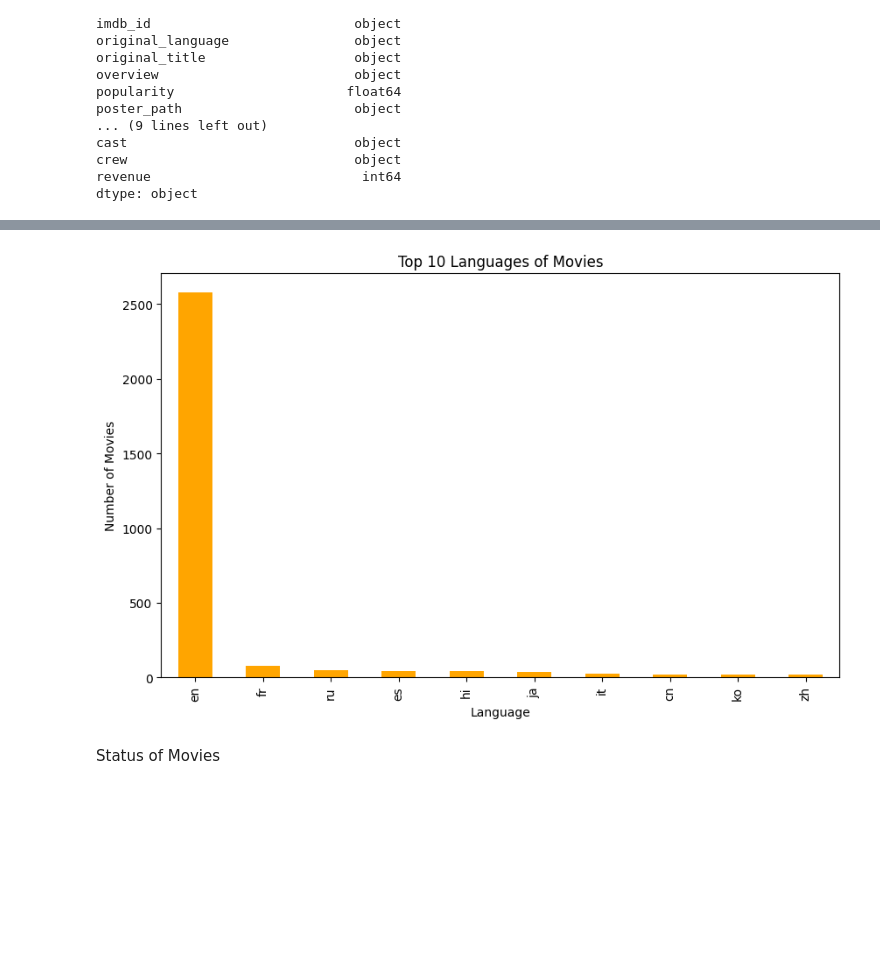
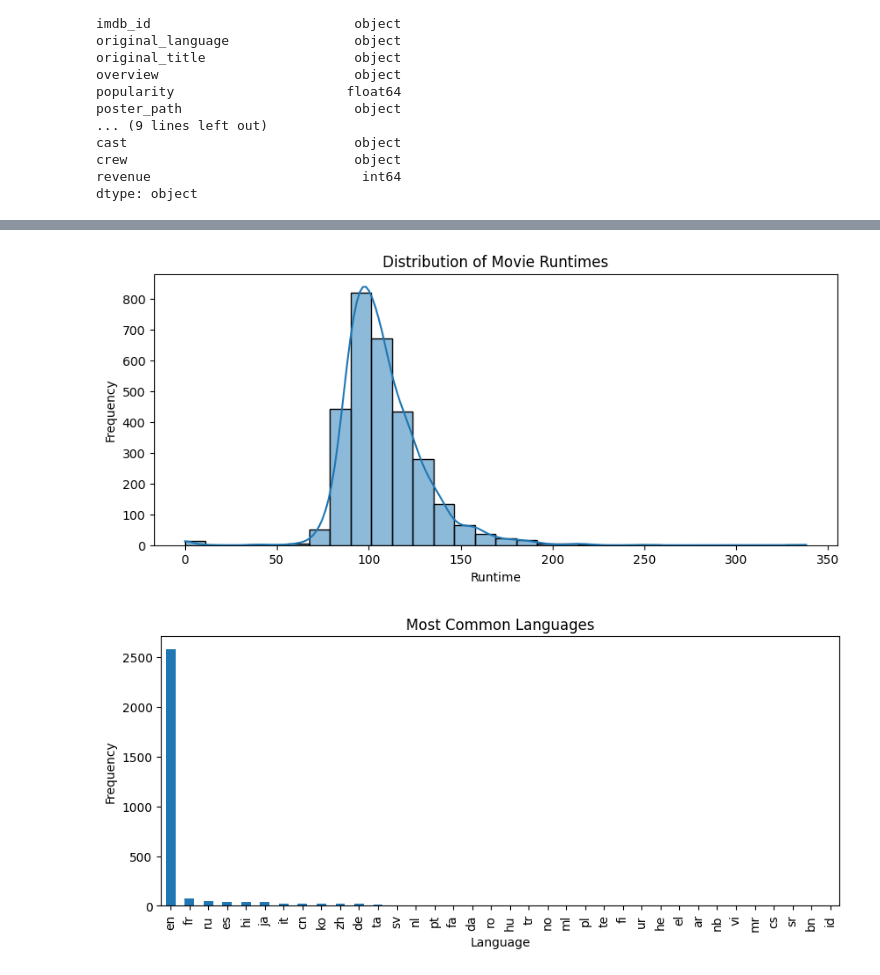
Before and after one commit to InsightByHarshit/IMDB-Data-Analysis, a Jupyter notebook: IMDB.ipynb, the cells around one changed output, grey strips where cells are left out. Cells and saved outputs as stored; diff of their text form; code cells hidden in the pictures; blank space fills up the shorter version.

```diff
--- a/IMDB.ipynb
+++ b/IMDB.ipynb
@@ -168,8 +126,0 @@ plt.show()
-# %%
-import pandas as pd
-
-# Assuming your DataFrame is named 'data' and has a 'release_date' column
-data['release_year'] = pd.to_datetime(data['release_date'], errors='coerce').dt.year
-
-# Display the DataFrame with the new 'release_year' column
-print(data[['title', 'release_date', 'release_year']])
@@ -295,13 +152,22 @@ dtype: int64
+# %%
+#Runtime Distribution
+
+plt.figure(figsize=(10, 4))
+sns.histplot(data['runtime'], bins=30, kde=True)
+plt.title('Distribution of Movie Runtimes')
+plt.xlabel('Runtime')
+plt.ylabel('Frequency')
+plt.show()
+# %% [output]
+[figure, added]
 # %%
-language_counts = data['original_language'].value_counts()
+#Most Common Languages
 
-plt.figure(figsize=(10, 6))
-language_counts.head(10).plot(kind='bar', color='orange')
-plt.title("Top 10 Languages of Movies")
-plt.xlabel("Language")
-plt.ylabel("Number of Movies")
+plt.figure(figsize=(10, 4))
+data['original_language'].value_counts().plot(kind='bar')
+plt.title('Most Common Languages')
+plt.xlabel('Language')
+plt.ylabel('Frequency')
 plt.show()
 # %% [output]
-[figure, old version]
+[figure, new version]
-# %% [markdown]
-Status of Movies
```
Also changed, not shown: parts of 20 cells of this notebook.
